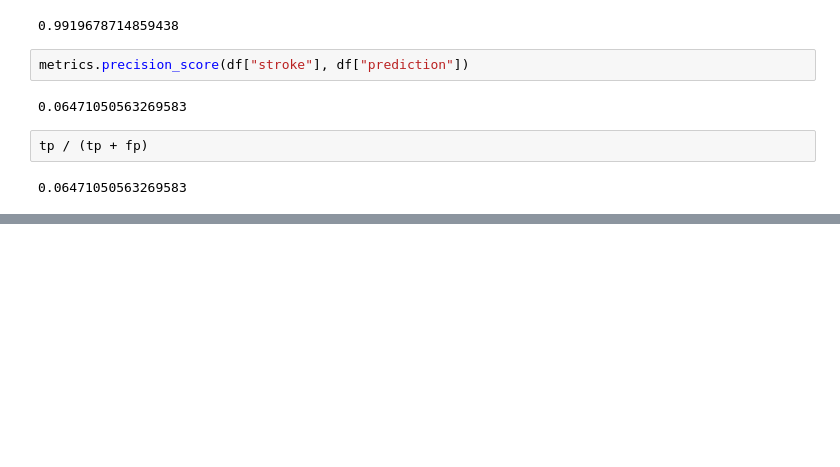
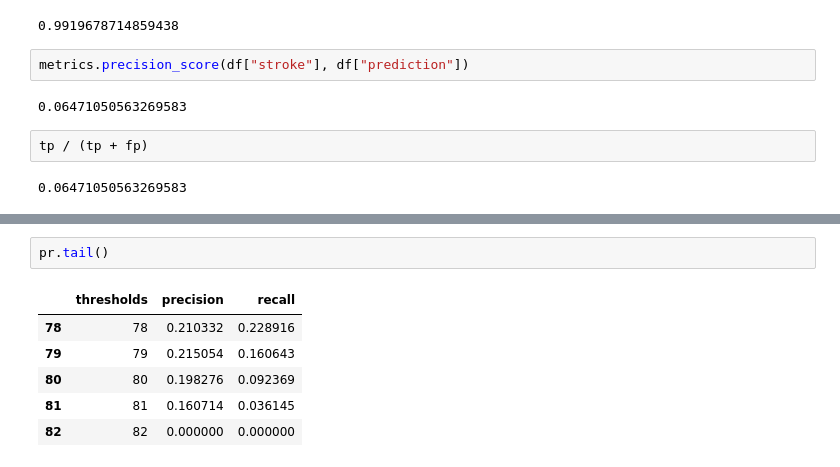
Before and after one commit to tylerscott3/CS290, a Jupyter notebook: Stroke_Prediction.ipynb, the cells around one changed output, grey strips where cells are left out. Saved outputs shown, nothing was run; the diff lists cells and outputs as text; blank space fills up the shorter version.

```diff
--- a/Stroke_Prediction.ipynb
+++ b/Stroke_Prediction.ipynb
@@ -233,0 +265,9 @@ tp / (tp + fp)
+# %%
+pr.tail()
+# %% [output]
+|  | thresholds | precision | recall |
+| 78 | 78 | 0.210332 | 0.228916 |
+| 79 | 79 | 0.215054 | 0.160643 |
+| 80 | 80 | 0.198276 | 0.092369 |
+| 81 | 81 | 0.160714 | 0.036145 |
+| 82 | 82 | 0.000000 | 0.000000 |
```
Also changed, not shown: parts of 6 cells of this notebook.
